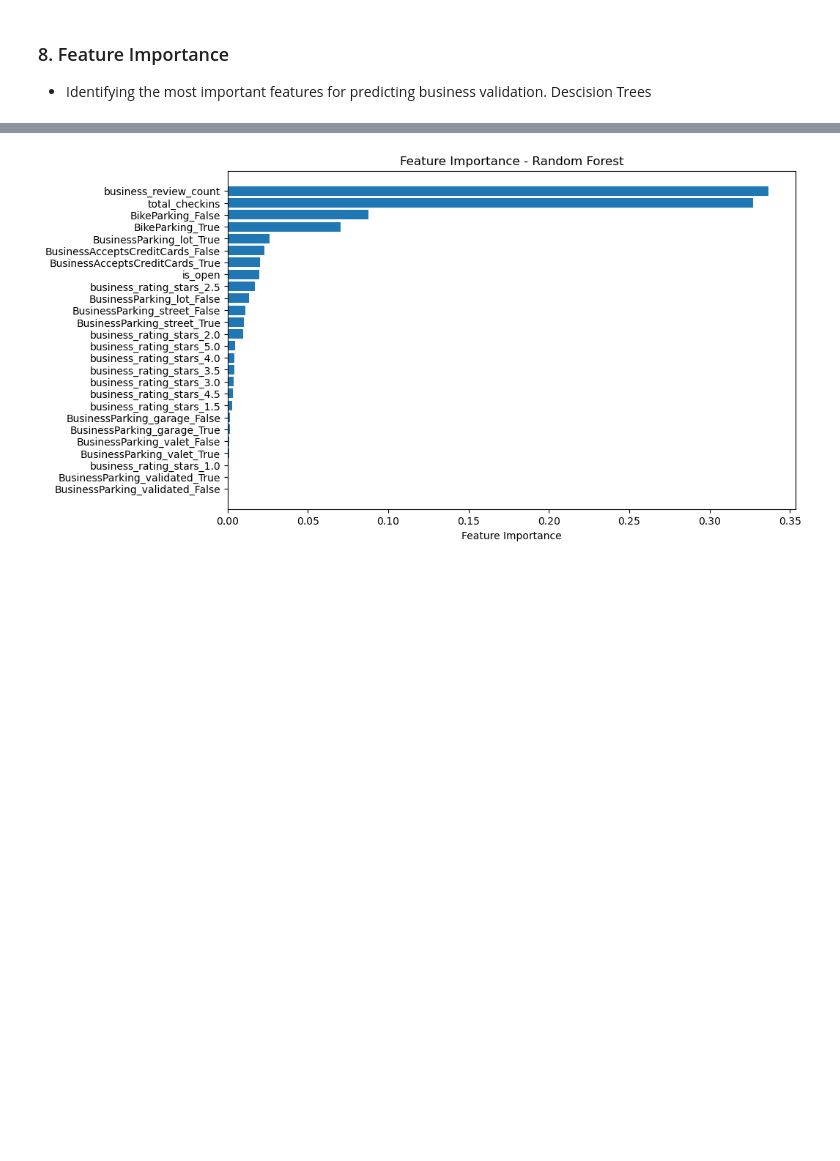
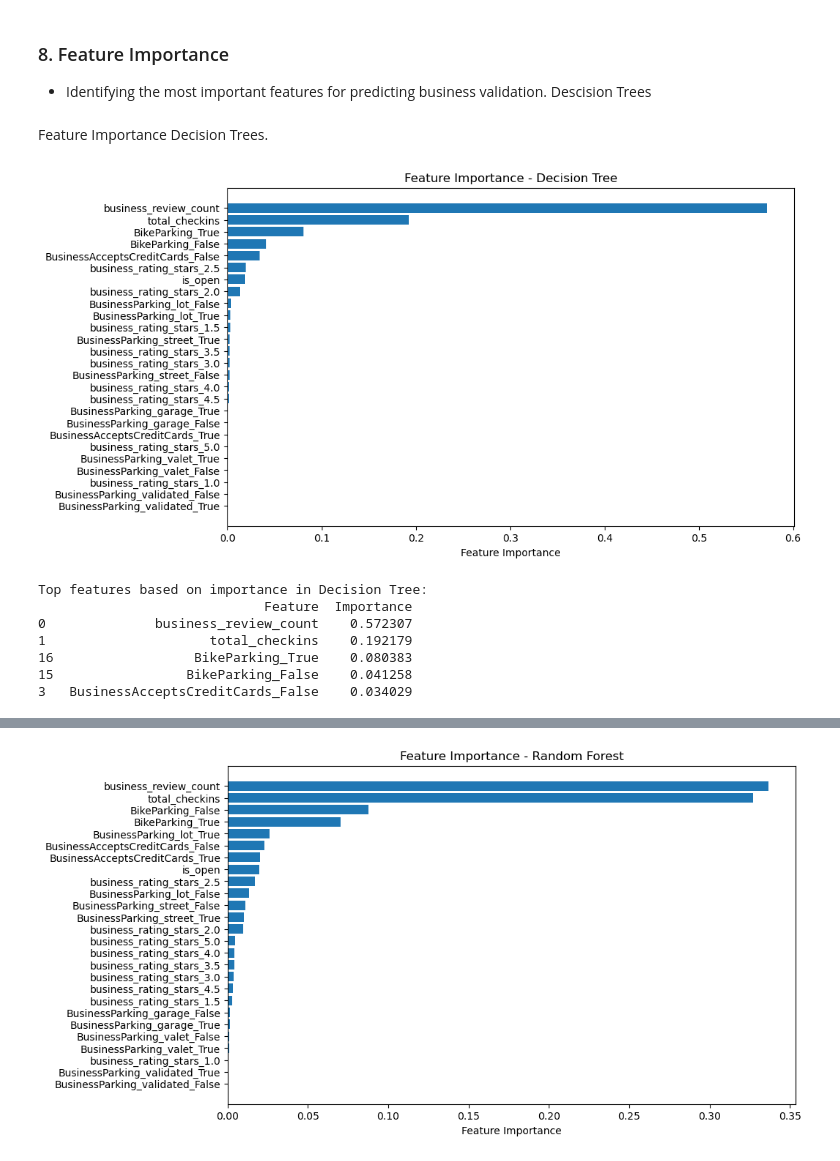
Before and after one commit to Chalithya/AISC2000_Group_01, a Jupyter notebook: ML2_Group_Assignment_1_Group_Trees.ipynb, the cells around one changed output, grey strips where cells are left out. Cells and saved outputs as stored; diff of their text form; code cells hidden in the pictures; blank space fills up the shorter version.

Commit message:
file with model building and feature importance

```diff
--- a/ML2_Group_Assignment_1_Group_Trees.ipynb
+++ b/ML2_Group_Assignment_1_Group_Trees.ipynb
@@ -1185,3 +1185,36 @@ with open('rf_model.pkl', 'wb') as f:
 ### 8. Feature Importance
 - Identifying the most important features for predicting business validation.
 Descision Trees
+# %% [markdown]
+Feature Importance Decision Trees.
+# %%
+
+dt_feature_importance = dt_model.feature_importances_
+
+
+dt_importance_df = pd.DataFrame({
+    'Feature': x_train_encoded.columns,
+    'Importance': dt_feature_importance
+}).sort_values(by='Importance', ascending=False)
+
+
+plt.figure(figsize=(10, 6))
+plt.barh(dt_importance_df['Feature'], dt_importance_df['Importance'])
+plt.xlabel('Feature Importance')
+plt.title('Feature Importance - Decision Tree')
+
+plt.gca().invert_yaxis()
+plt.show()
+
+
+print("Top features based on importance in Decision Tree:")
+print(dt_importance_df.head())
+# %% [output]
+[figure, added]
+Top features based on importance in Decision Tree:
+                             Feature  Importance
+0              business_review_count    0.572307
+1                     total_checkins    0.192179
+16                  BikeParking_True    0.080383
+15                 BikeParking_False    0.041258
+3   BusinessAcceptsCreditCards_False    0.034029
```
Also changed, not shown: parts of 1 cell of this notebook.
